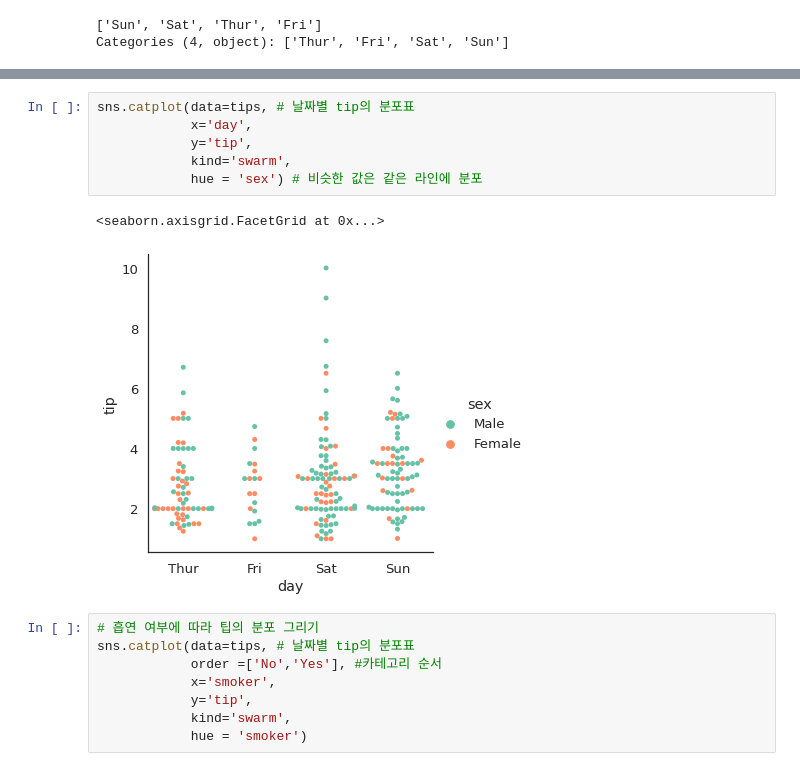
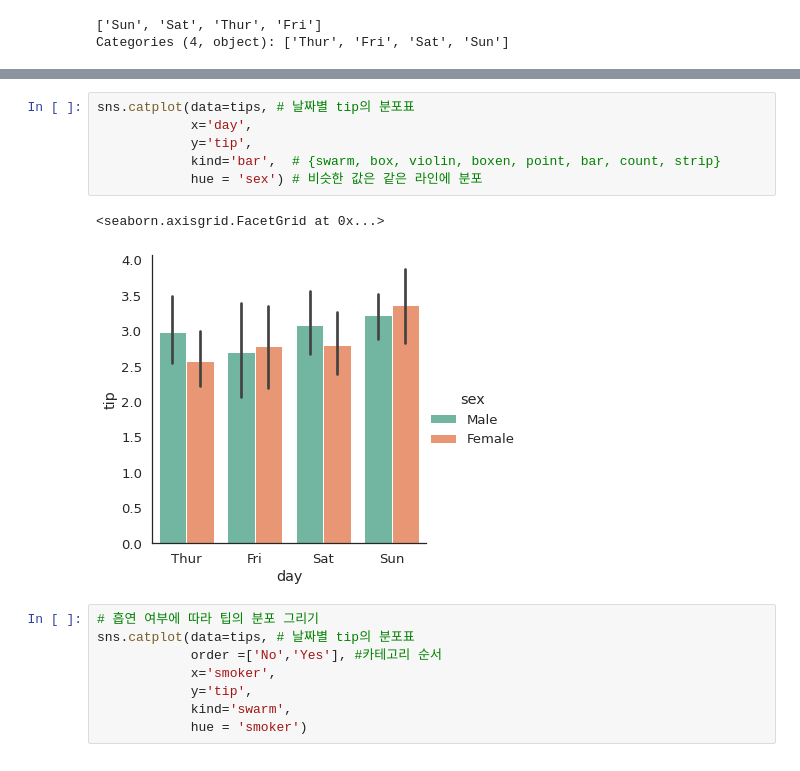
Before and after one commit to Mifekmk/SkillTreePython-DataAnalysis, a Jupyter notebook: ch02_09_Seaborn실습_tip데이터.ipynb, the cells around one changed output, grey strips where cells are left out. Drawn from its saved outputs; the diff is of its cells as text.

```diff
--- a/ch02_09_Seaborn실습_tip데이터.ipynb
+++ b/ch02_09_Seaborn실습_tip데이터.ipynb
@@ -130,12 +135,12 @@ sns.catplot(data=tips, # 날짜별 tip의 분포표
 # %%
 sns.catplot(data=tips, # 날짜별 tip의 분포표
             x='day',
             y='tip',
-            kind='swarm',
+            kind='bar',  # {swarm, box, violin, boxen, point, bar, count, strip}
             hue = 'sex') # 비슷한 값은 같은 라인에 분포
 # %% [output]
 <seaborn.axisgrid.FacetGrid at 0x...>
-[figure, old version]
+[figure, new version]
 # %%
 # 흡연 여부에 따라 팁의 분포 그리기
 sns.catplot(data=tips, # 날짜별 tip의 분포표
```
Also changed, not shown: parts of 5 cells of this notebook.
